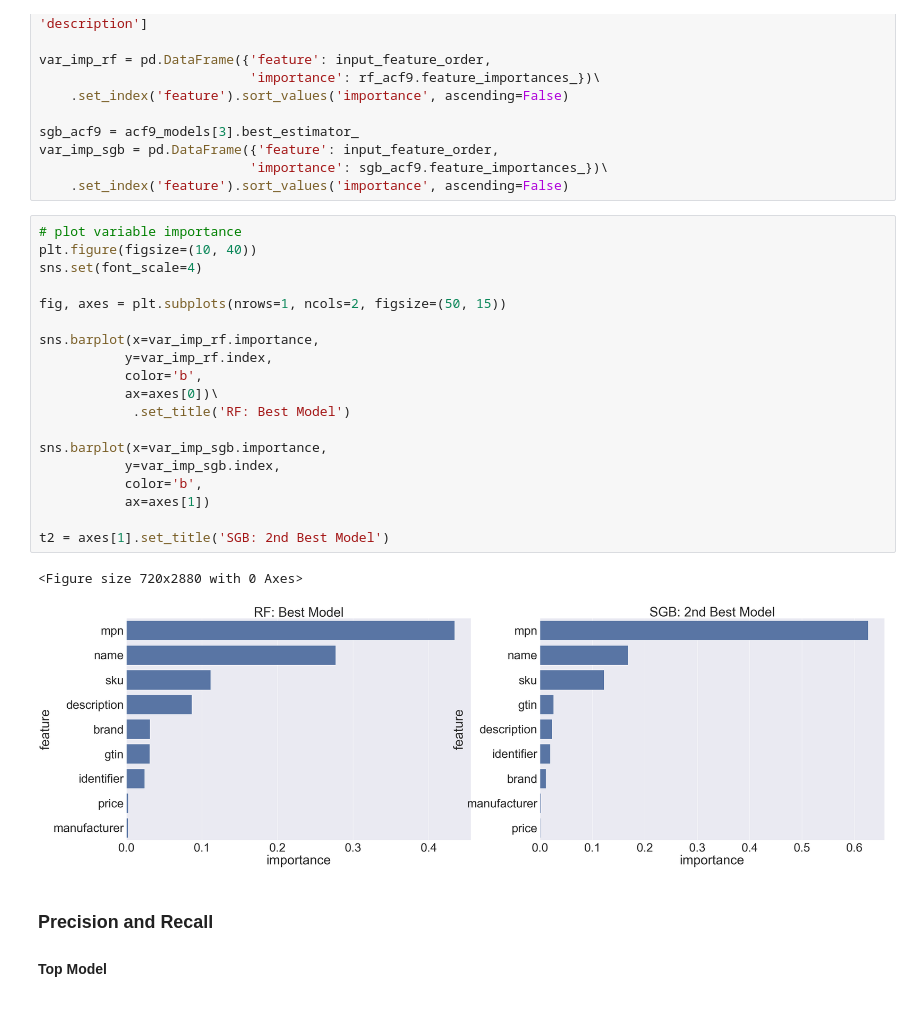
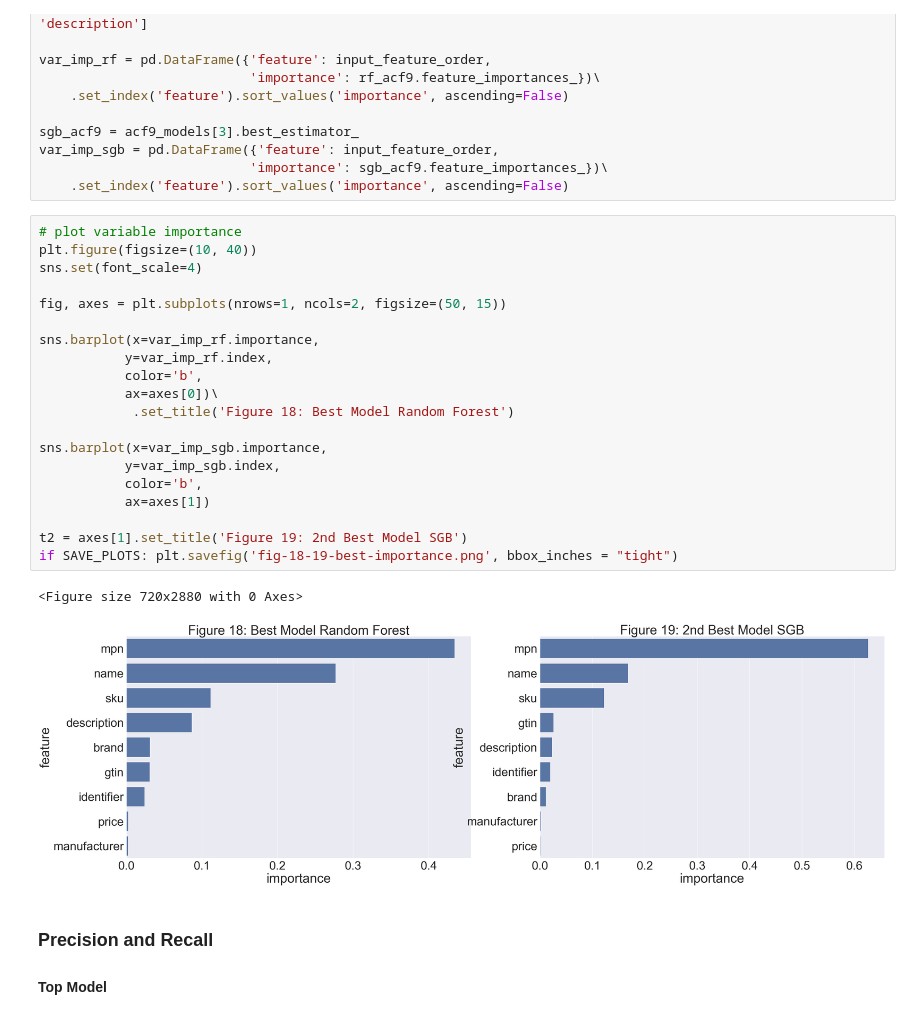
Before and after one commit to kylegilde/Entity-Matching-in-Online-Retail, a Jupyter notebook: Presentation.ipynb, the cells around one changed output. Cells and saved outputs as stored; diff of their text form.

Commit message:
new plots

```diff
--- a/Presentation.ipynb
+++ b/Presentation.ipynb
@@ -505,25 +542,26 @@ var_imp_sgb = pd.DataFrame({'feature': input_feature_order,
 # %%
 # plot variable importance
 plt.figure(figsize=(10, 40))
 sns.set(font_scale=4)
 
 fig, axes = plt.subplots(nrows=1, ncols=2, figsize=(50, 15))
 
 sns.barplot(x=var_imp_rf.importance,
            y=var_imp_rf.index,
            color='b',
            ax=axes[0])\
-            .set_title('RF: Best Model')
+            .set_title('Figure 18: Best Model Random Forest')
 
 sns.barplot(x=var_imp_sgb.importance,
            y=var_imp_sgb.index,
            color='b',
            ax=axes[1])
 
-t2 = axes[1].set_title('SGB: 2nd Best Model')
+t2 = axes[1].set_title('Figure 19: 2nd Best Model SGB')
+if SAVE_PLOTS: plt.savefig('fig-18-19-best-importance.png', bbox_inches = "tight")
 # %% [output]
 <Figure size 720x2880 with 0 Axes>
-[figure, old version]
+[figure, new version]
 # %% [markdown]
 ### Precision and Recall
 
```
Also changed, not shown: parts of 54 cells of this notebook, 7 other files.
